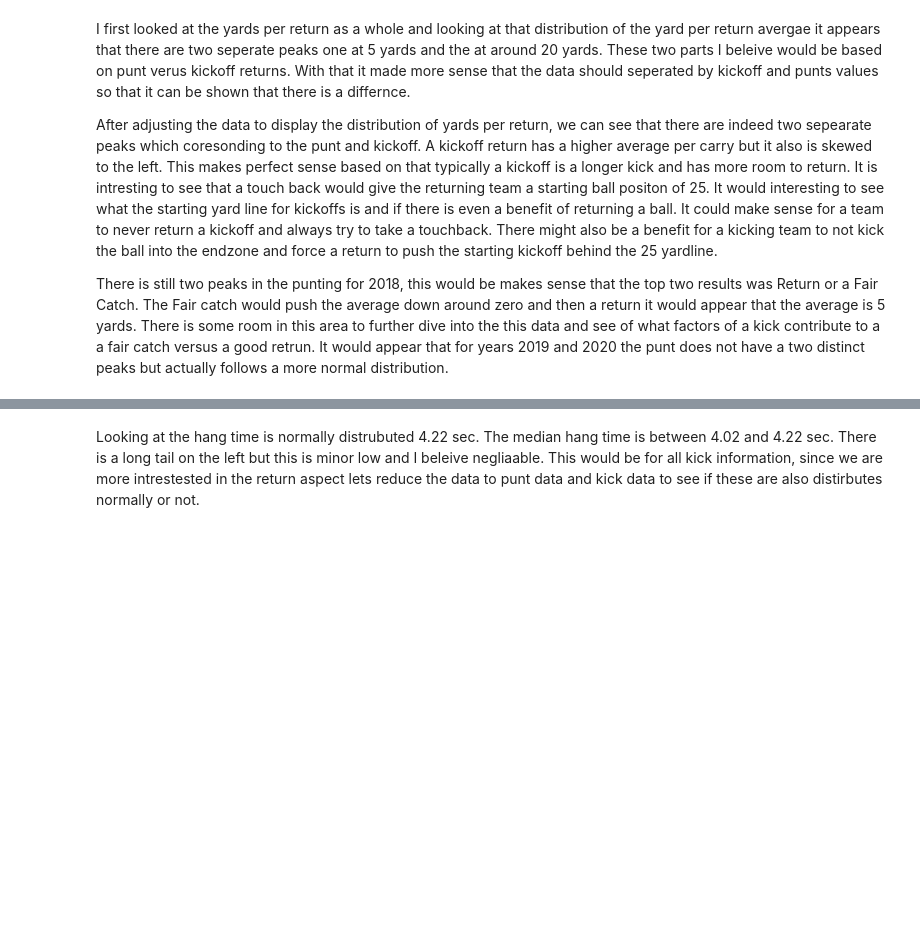
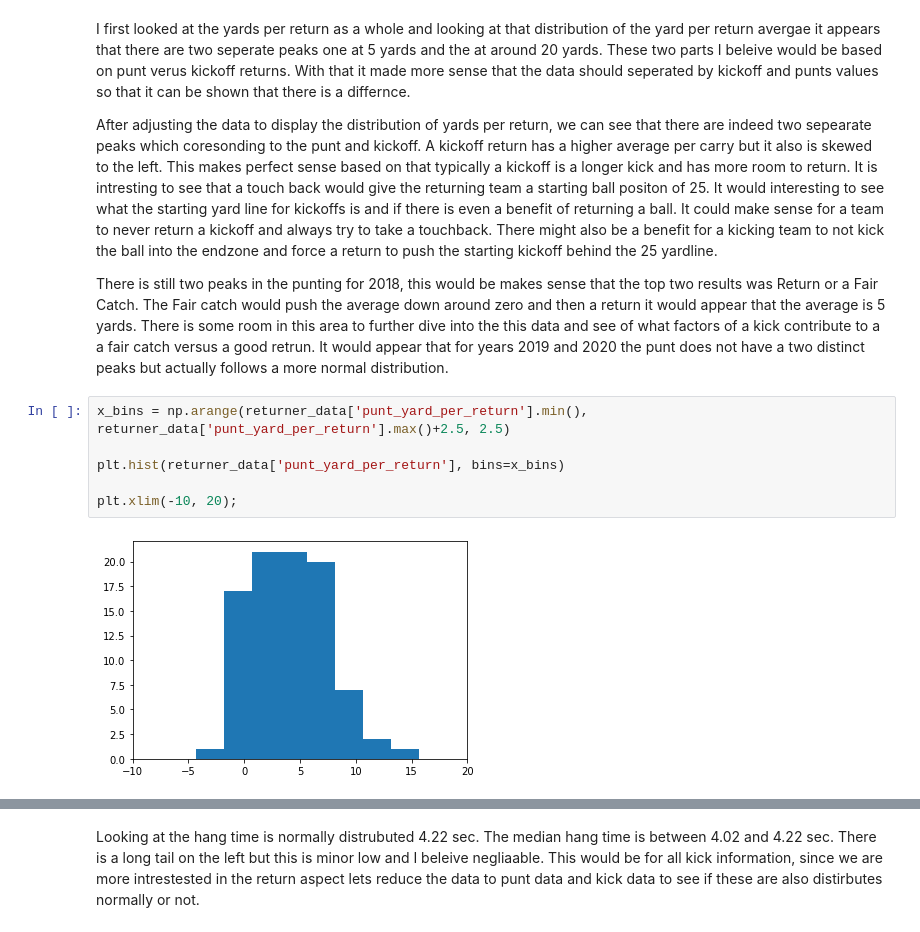
Before and after one commit to dkrejcarek/punt_analysis, a Jupyter notebook: Part_I_exploration_template.ipynb, the cells around one changed output, grey strips where cells are left out. Drawn from its saved outputs; the diff is of its cells as text; blank space fills up the shorter version.

```diff
--- a/Part_I_exploration_template.ipynb
+++ b/Part_I_exploration_template.ipynb
@@ -357,6 +357,14 @@ I first looked at the yards per return as a whole and looking at that distributi
 After adjusting the data to display the distribution of yards per return, we can see that there are indeed two sepearate peaks which coresonding to the punt and kickoff.  A kickoff return has a higher average per carry but it also is skewed to the left.  This makes perfect sense based on that typically a kickoff is a longer kick and has more room to return.  It is intresting to see that a touch back would give the returning team a starting ball positon of 25.  It would interesting to see what the starting yard line for kickoffs is and if there is even a benefit of returning a ball.  It could make sense for a team to never return a kickoff and always try to take a touchback.  There might also be a benefit for a kicking team to not kick the ball into the endzone and force a return to push the starting kickoff behind the 25 yardline.
 
 There is still two peaks in the punting for 2018, this would be makes sense that the top two results was Return or a Fair Catch.  The Fair catch would push the average down around zero and then a return it would appear that the average is 5 yards.  There is some room in this area to further dive into the this data and see of what factors of a kick contribute to a a fair catch versus a good retrun. It would appear that for years 2019 and 2020 the punt does not have a two distinct peaks but actually follows a more normal distribution.
+# %%
+x_bins = np.arange(returner_data['punt_yard_per_return'].min(), returner_data['punt_yard_per_return'].max()+2.5, 2.5)
+
+plt.hist(returner_data['punt_yard_per_return'], bins=x_bins)
+
+plt.xlim(-10, 20);
+# %% [output]
+[figure, added]
 # %%
 # Look at the hang time for kick
 plt.figure(figsize=[13,8])
```
Also changed, not shown: parts of 7 cells of this notebook.
